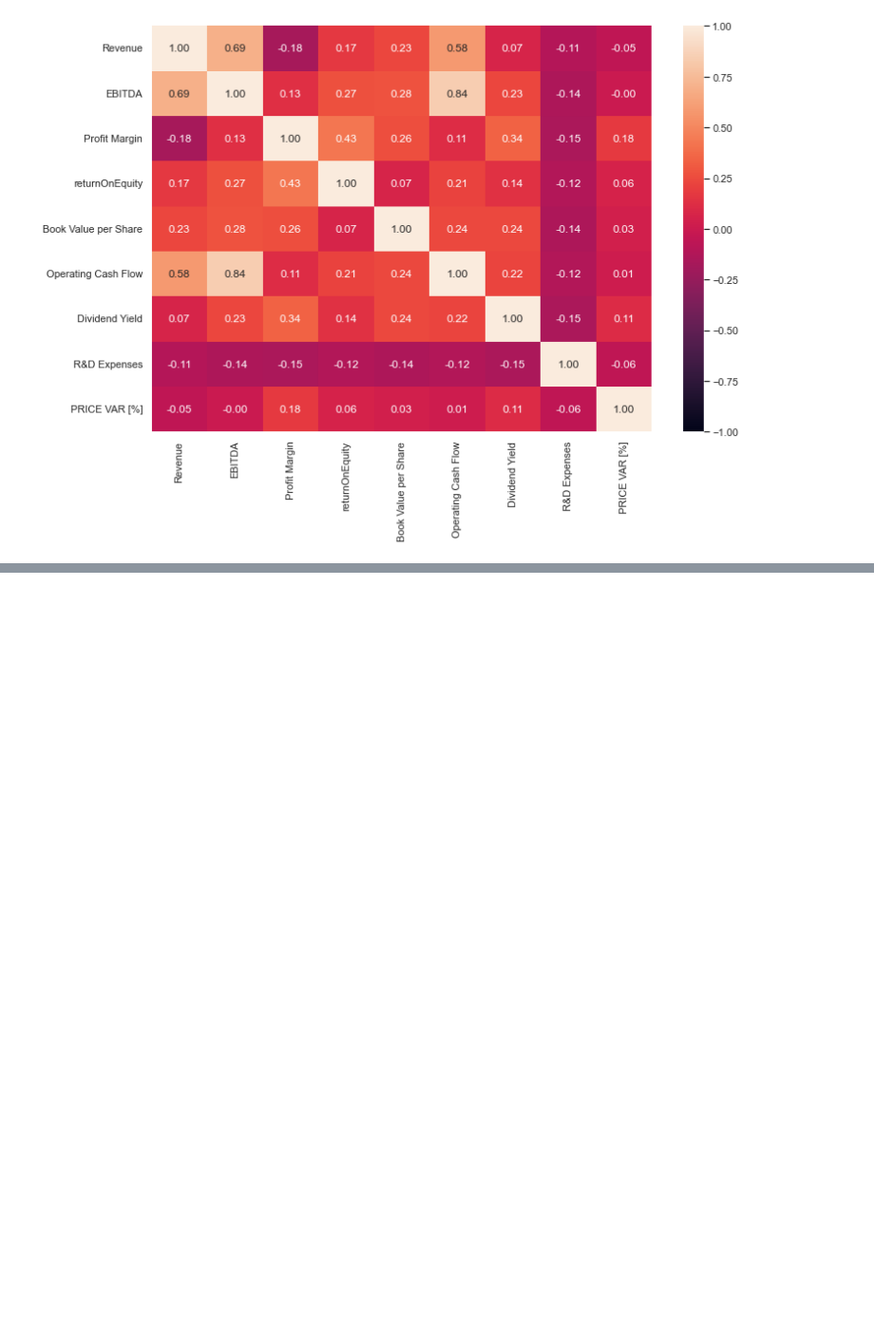
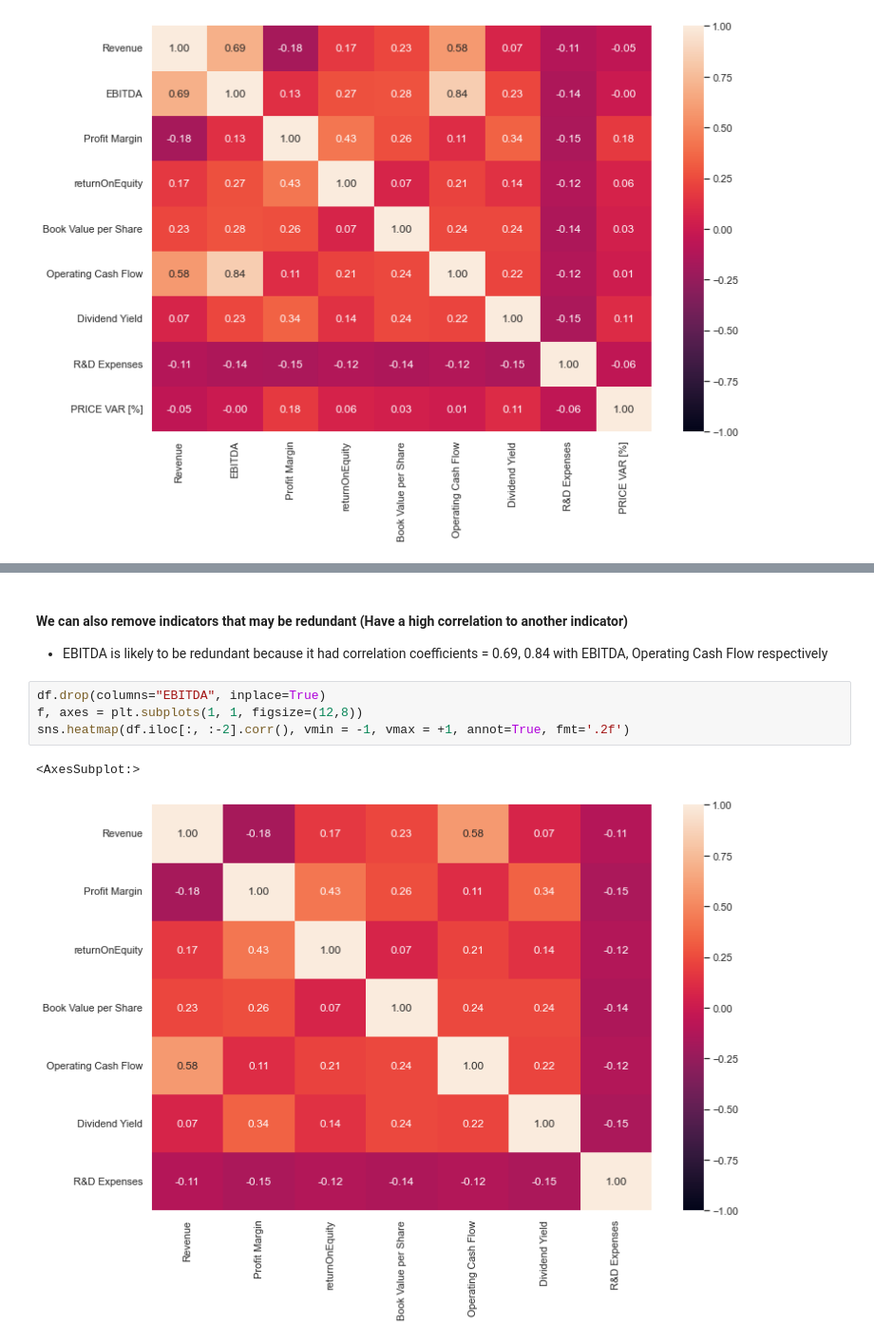
Before and after one commit to weicocogoat/SC1015-Mini-Project, a Jupyter notebook: 2014_EDA.ipynb, the cells around one changed output, grey strips where cells are left out. Shown at 95% size. Saved outputs shown, nothing was run; the diff lists cells and outputs as text; blank space fills up the shorter version.

```diff
--- a/2014_EDA.ipynb
+++ b/2014_EDA.ipynb
@@ -70,0 +46,10 @@ So we will use ML models to only predict Buy/Sell (Class = 1/0) from these indic
+# %% [markdown]
+#### We can also remove indicators that may be redundant (Have a high correlation to another indicator)
+- EBITDA is likely to be redundant because it had correlation coefficients = 0.69, 0.84 with EBITDA, Operating Cash Flow respectively
+# %%
+df.drop(columns="EBITDA", inplace=True)
+f, axes = plt.subplots(1, 1, figsize=(12,8))
+sns.heatmap(df.iloc[:, :-2].corr(), vmin = -1, vmax = +1, annot=True, fmt='.2f')
+# %% [output]
+<AxesSubplot:>
+[figure, added]
```
Also changed, not shown: parts of 20 cells of this notebook, 10 other files.
